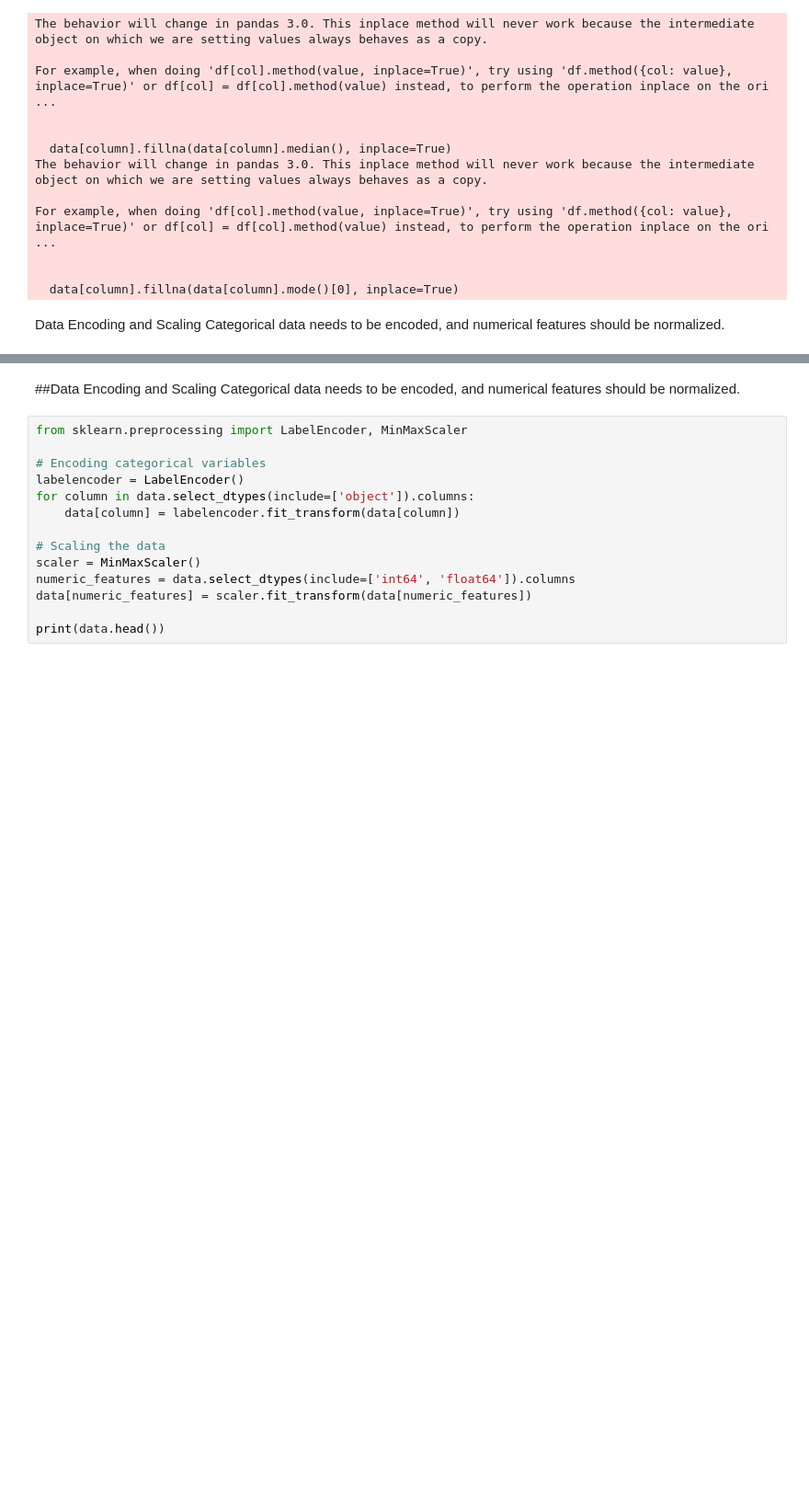
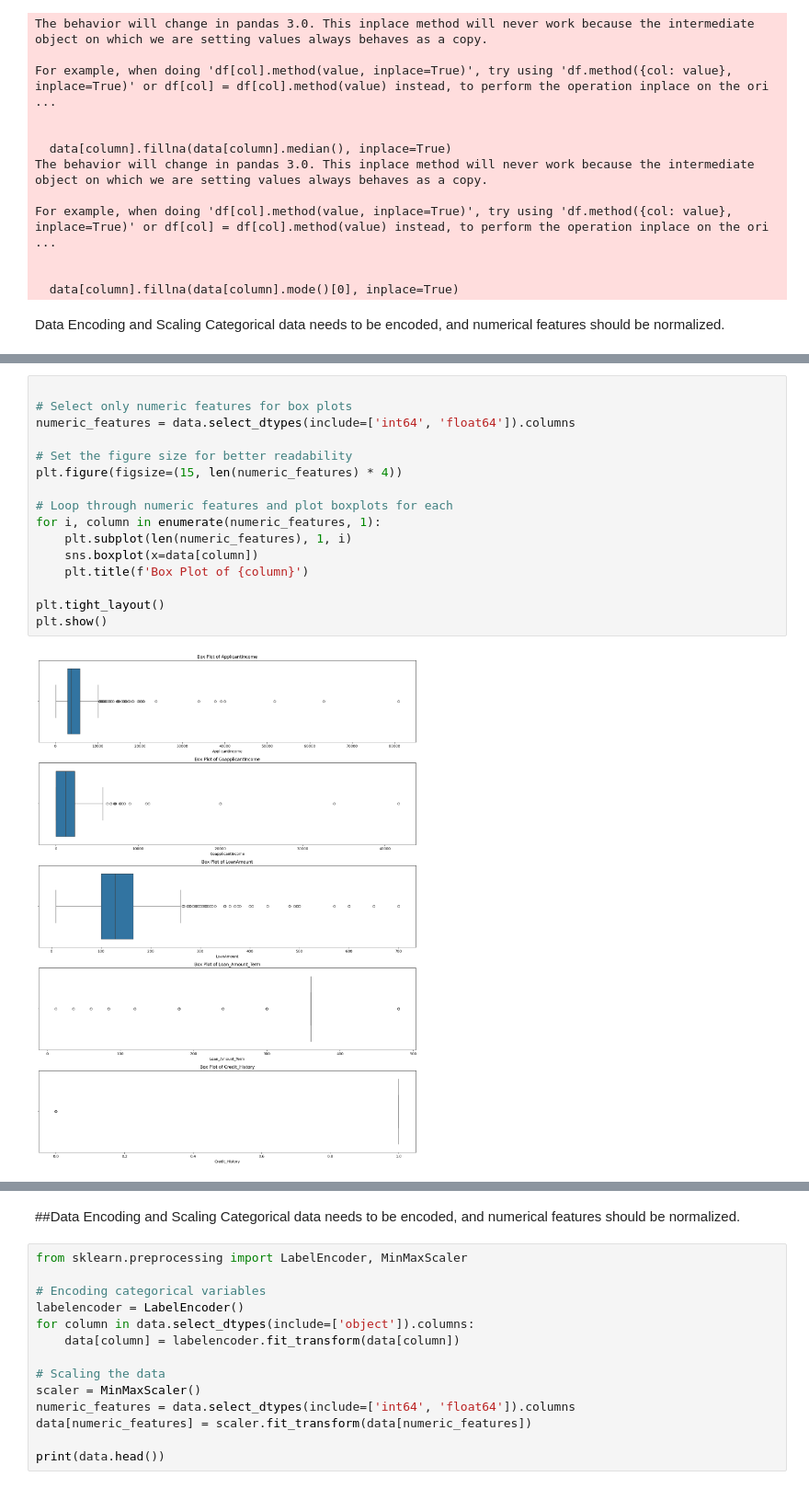
Before and after one commit to mehrshad98/UrbanFloodPredictor, a Jupyter notebook: ML_Assignment_2.ipynb, the cells around one changed output, grey strips where cells are left out. Shown: that part at 92% size. Cells and saved outputs as stored; diff of their text form; blank space fills up the shorter version.

```diff
--- a/ML_Assignment_2.ipynb
+++ b/ML_Assignment_2.ipynb
@@ -127,0 +170,18 @@ Categorical data needs to be encoded, and numerical features should be normalize
+# %%
+
+# Select only numeric features for box plots
+numeric_features = data.select_dtypes(include=['int64', 'float64']).columns
+
+# Set the figure size for better readability
+plt.figure(figsize=(15, len(numeric_features) * 4))
+
+# Loop through numeric features and plot boxplots for each
+for i, column in enumerate(numeric_features, 1):
+    plt.subplot(len(numeric_features), 1, i)
+    sns.boxplot(x=data[column])
+    plt.title(f'Box Plot of {column}')
+
+plt.tight_layout()
+plt.show()
+# %% [output]
+[figure, added]
```
Also changed, not shown: parts of 20 cells of this notebook.
